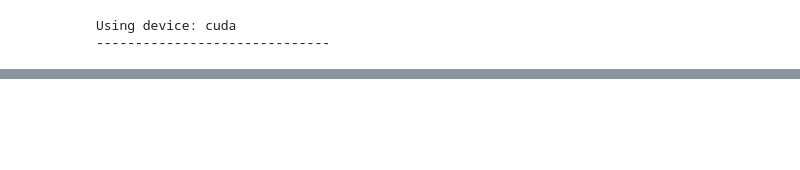
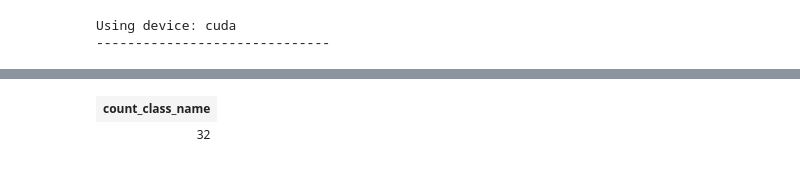
Before and after one commit to A11Veles/Product-GPC-Classification, a Jupyter notebook: src/prepare_data.ipynb, the cells around one changed output, grey strips where cells are left out. Drawn from its saved outputs; the diff is of its cells as text; code cells hidden in the pictures; blank space fills up the shorter version.

```diff
--- a/src/prepare_data.ipynb
+++ b/src/prepare_data.ipynb
@@ -361,0 +492,7 @@ Embedding 32 unique classes...
+# %%
+raw_classes_tdf = tdf_embedd.assign(
+    drop_columns=True,
+    class_name=tdf_embedd['class'].distinct()
+)
+raw_classes_tdf.count()
+# %% [output]
@@ -361,0 +500,2 @@ Embedding 32 unique classes...
+| count_class_name |
+| 32 |
```
Also changed, not shown: parts of 38 cells of this notebook, 1 other file.
